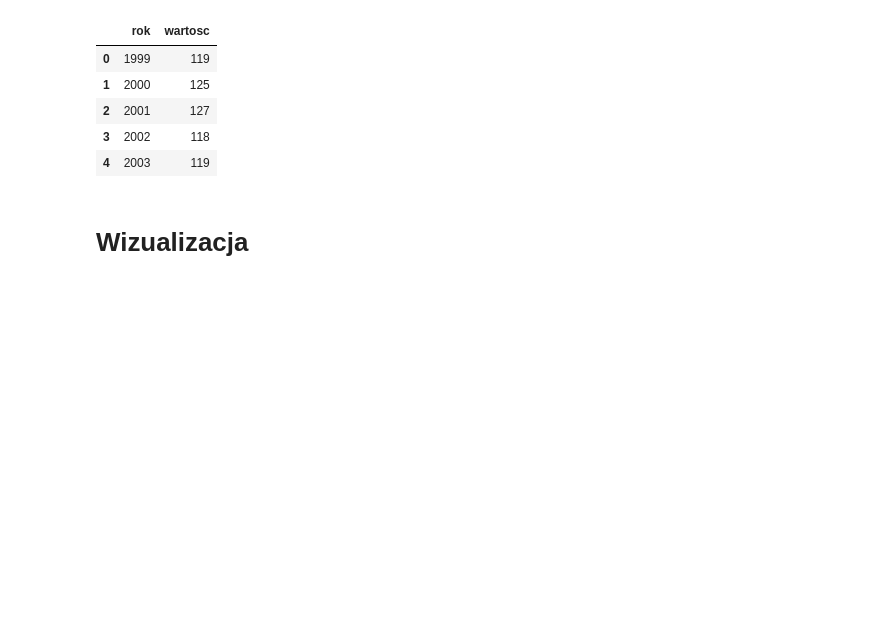
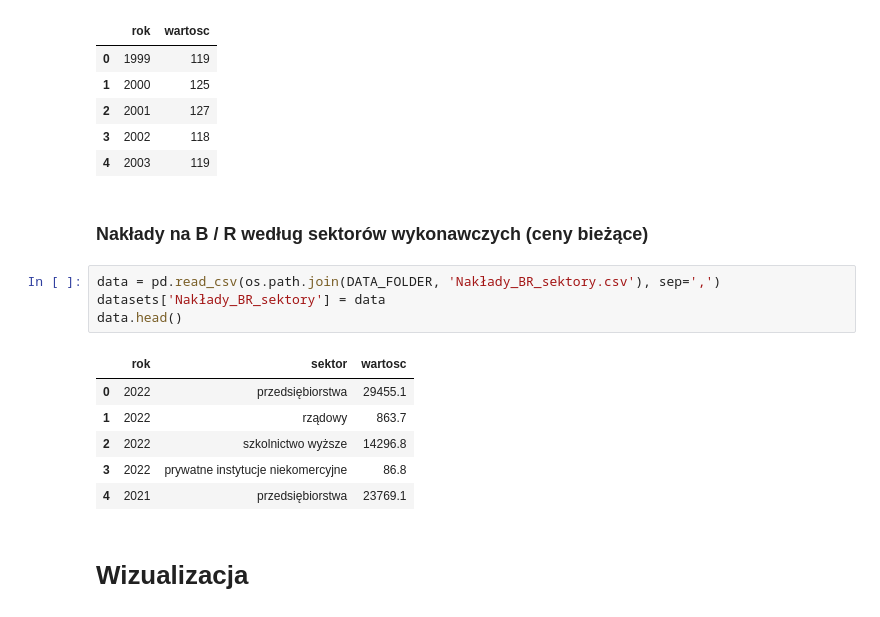
Before and after one commit to Newtoneiro/SAD-Statistics-in-data-analysis, a Jupyter notebook: projekt_1/naklady_na_badania_i_rozwoj.ipynb, the cells around one changed output. Cells and saved outputs as stored; diff of their text form; blank space fills up the shorter version.

```diff
--- a/projekt_1/naklady_na_badania_i_rozwoj.ipynb
+++ b/projekt_1/naklady_na_badania_i_rozwoj.ipynb
@@ -60,6 +60,19 @@ data.head()
 | 2 | 2001 | 127 |
 | 3 | 2002 | 118 |
 | 4 | 2003 | 119 |
+# %% [markdown]
+### Nakłady na B / R według sektorów wykonawczych (ceny bieżące)
+# %%
+data = pd.read_csv(os.path.join(DATA_FOLDER, 'Nakłady_BR_sektory.csv'), sep=',')
+datasets['Nakłady_BR_sektory'] = data
+data.head()
+# %% [output]
+|  | rok | sektor | wartosc |
+| 0 | 2022 | przedsiębiorstwa | 29455.1 |
+| 1 | 2022 | rządowy | 863.7 |
+| 2 | 2022 | szkolnictwo wyższe | 14296.8 |
+| 3 | 2022 | prywatne instytucje niekomercyjne | 86.8 |
+| 4 | 2021 | przedsiębiorstwa | 23769.1 |
 # %% [markdown]
 # Wizualizacja
 # %% [markdown]
```
Also changed, not shown: parts of 5 cells of this notebook, 1 other file.
